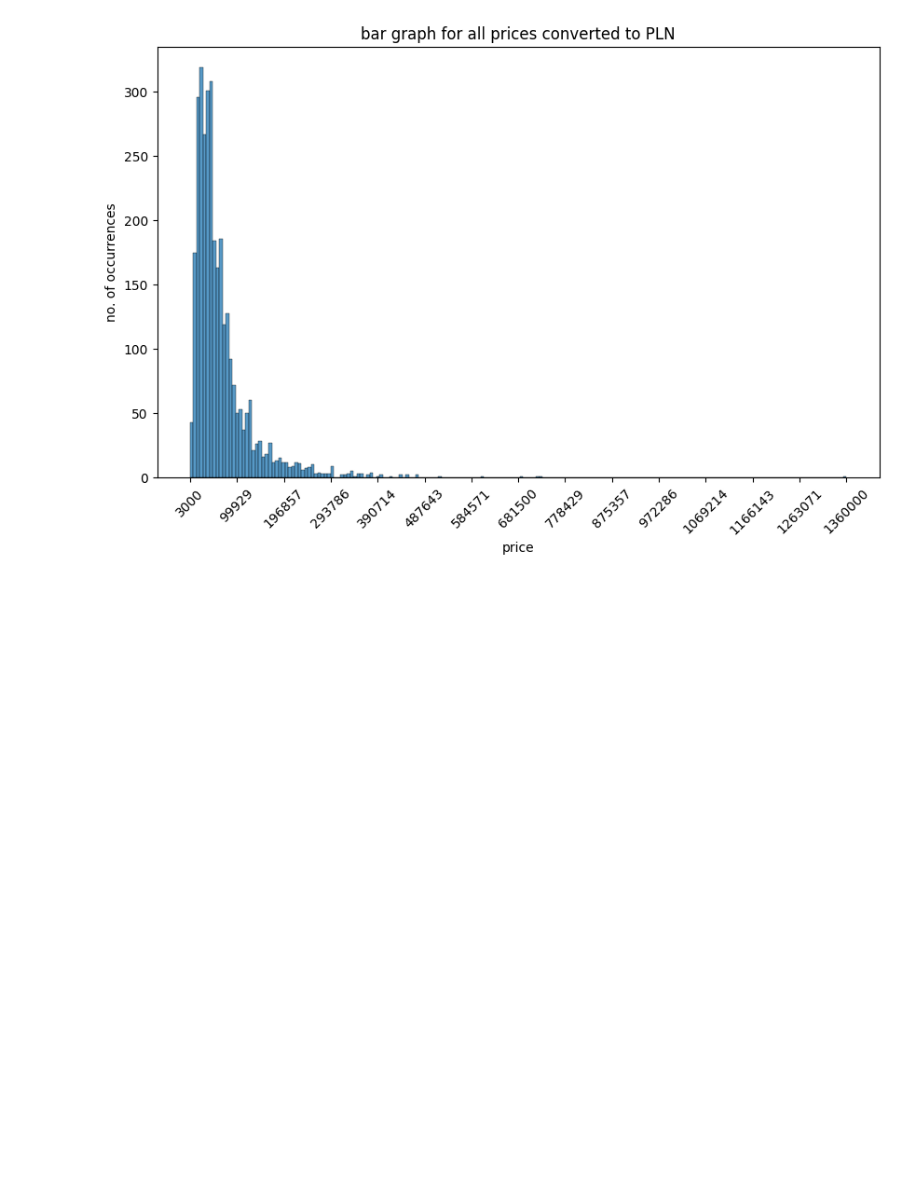
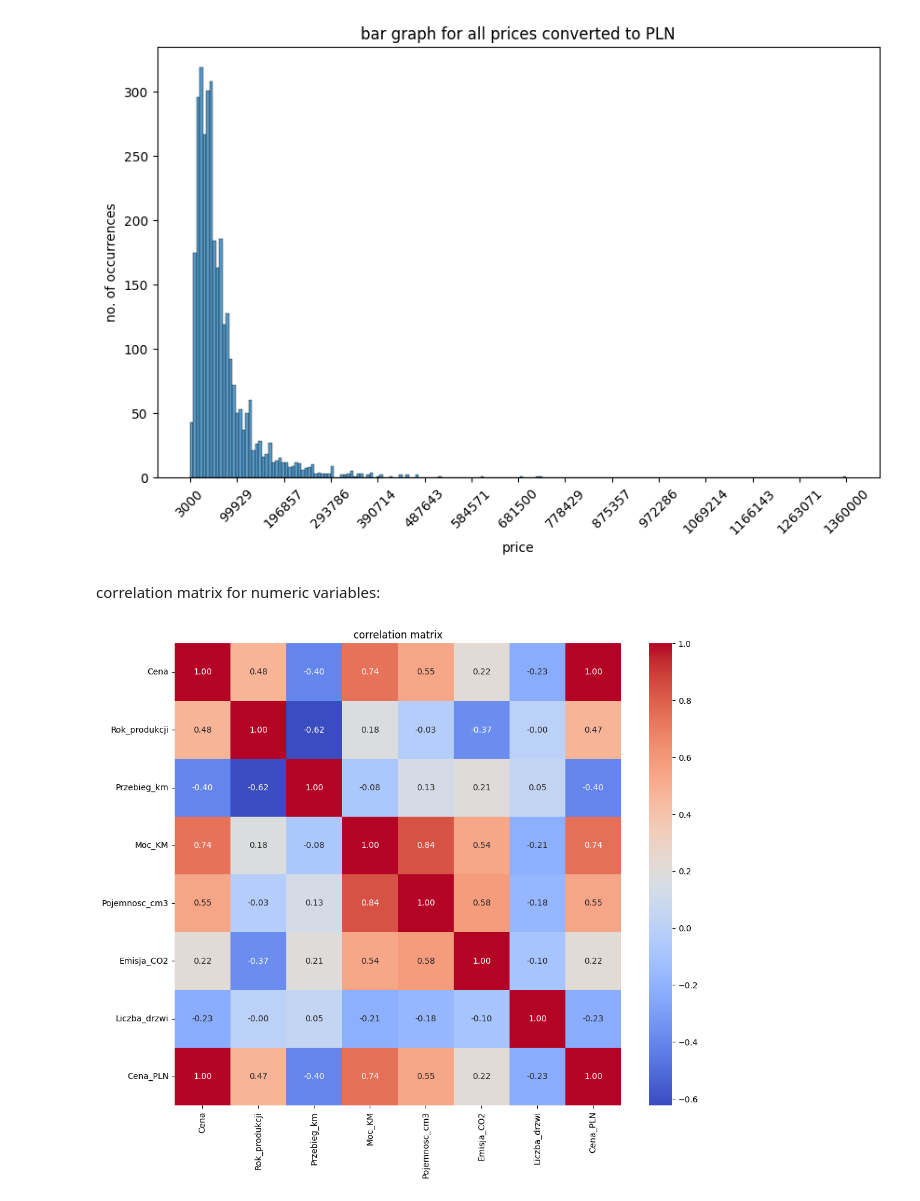
Before and after one commit to sowinskv/DSC_competition, a Jupyter notebook: notebooks/EDA.ipynb, the cells around one changed output. Drawn from its saved outputs; the diff is of its cells as text; code cells hidden in the pictures; blank space fills up the shorter version.

```diff
--- a/notebooks/EDA.ipynb
+++ b/notebooks/EDA.ipynb
@@ -99,7 +100,5 @@ plt.show()
 [figure]
 # %%
-df = df.dropna()
-
 currencies = df['Waluta'].unique().tolist()
 
 conversion_rates = {'EUR': 4.18, 'PLN': 1.0}
@@ -137,3 +136,14 @@ Cena_PLN
 8200.0       1
 Name: count, Length: 1152, dtype: int64
 [figure]
+# %% [markdown]
+correlation matrix for numeric variables:
+# %%
+numeric_cols = df.select_dtypes(include=['number']).drop('ID', axis=1)
+corr_matrix = numeric_cols.corr()
+plt.figure(figsize=(12, 10))
+sns.heatmap(corr_matrix, annot=True, cmap='coolwarm', fmt='.2f')
+plt.title("correlation matrix")
+plt.show()
+# %% [output]
+[figure, added]
```
Also changed, not shown: parts of 9 cells of this notebook.
